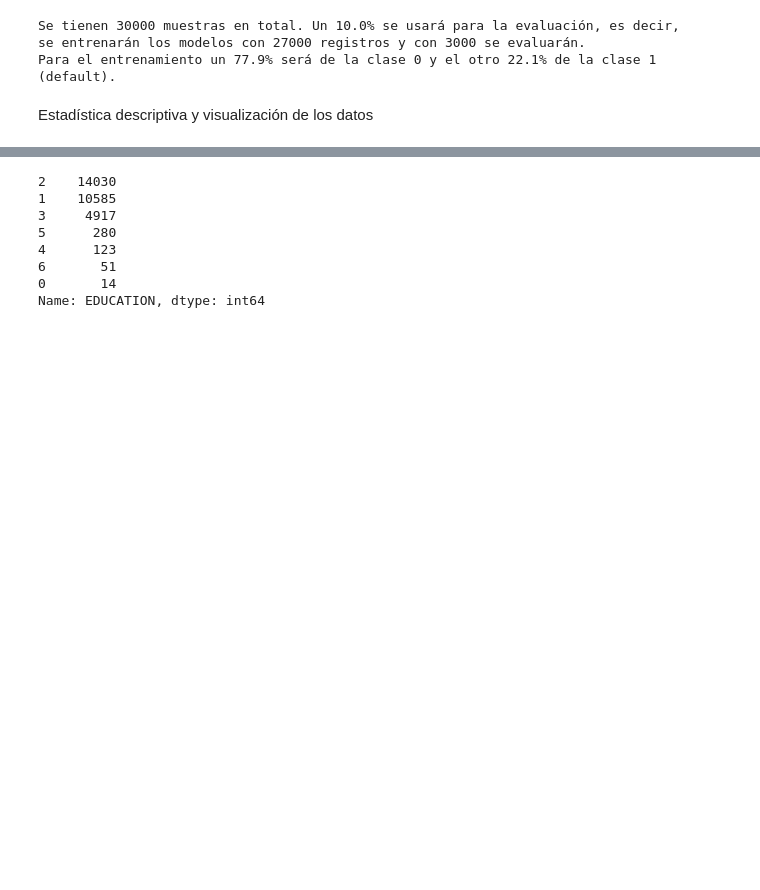
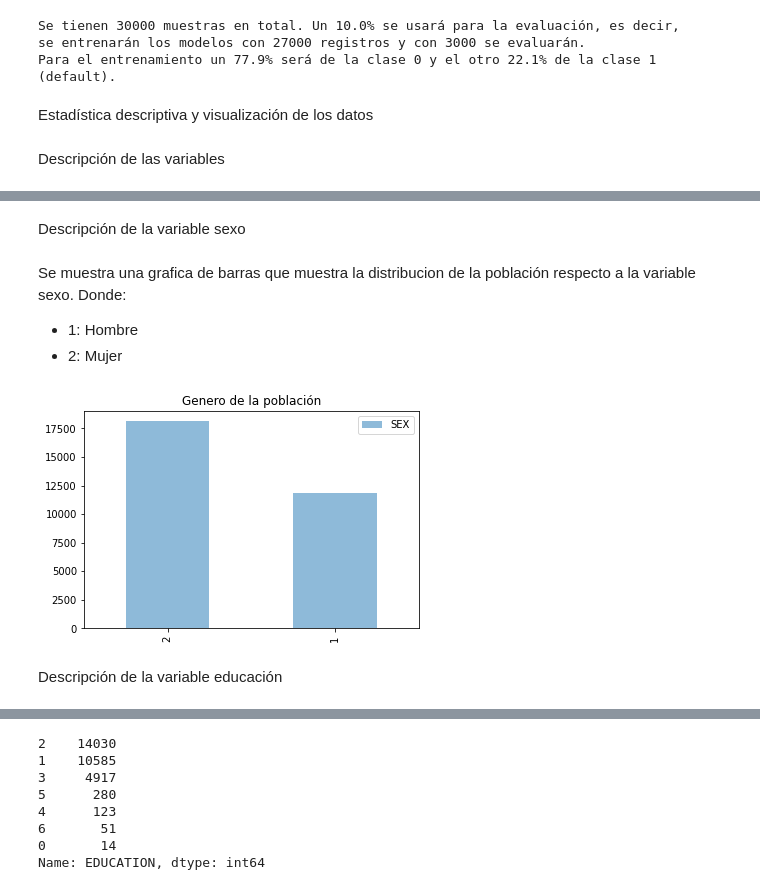
Before and after one commit to christopherfr/trabajofinalml, a Jupyter notebook: Trabajo_final_ML.ipynb, the cells around one changed output, grey strips where cells are left out. Cells and saved outputs as stored; diff of their text form; code cells hidden in the pictures; blank space fills up the shorter version.

Commit message:
descripción de variables cualitativas

```diff
--- a/Trabajo_final_ML.ipynb
+++ b/Trabajo_final_ML.ipynb
@@ -71,6 +73,8 @@ se entrenarán los modelos con 27000 registros y con 3000 se evaluarán.
 Para el entrenamiento un 77.9% será de la clase 0 y el otro 22.1% de la clase 1 (default).
 # %% [markdown]
 Estadística descriptiva y visualización de los datos
+# %% [markdown]
+Descripción de las variables
 # %%
 data.iloc[:,:-1].describe()
 # %% [output]
@@ -83,3 +87,20 @@ data.iloc[:,:-1].describe()
 | 50% | 140000.000000 | 2.000000 | 2.000000 | 2.000000 | 34.000000 | 0.000000 | 0.000000 | 0.000000 | 0.000000 | 0.000000 | ... |
 | 75% | 240000.000000 | 2.000000 | 2.000000 | 2.000000 | 41.000000 | 0.000000 | 0.000000 | 0.000000 | 0.000000 | 0.000000 | ... |
 | max | 1000000.000000 | 2.000000 | 6.000000 | 3.000000 | 79.000000 | 8.000000 | 8.000000 | 8.000000 | 8.000000 | 8.000000 | ... |
+# %% [markdown]
+Descripción de la variable sexo
+# %% [markdown]
+Se muestra una grafica de barras que muestra la distribucion de la población respecto a la variable sexo.
+Donde:
+
+* 1: Hombre
+* 2: Mujer
+# %%
+data.SEX.value_counts().plot(kind='bar',alpha=0.5)
+plt.title('Genero de la población')
+plt.legend()
+plt.show()
+# %% [output]
+[figure, added]
+# %% [markdown]
+Descripción de la variable educación
```
Also changed, not shown: parts of 6 cells of this notebook.
